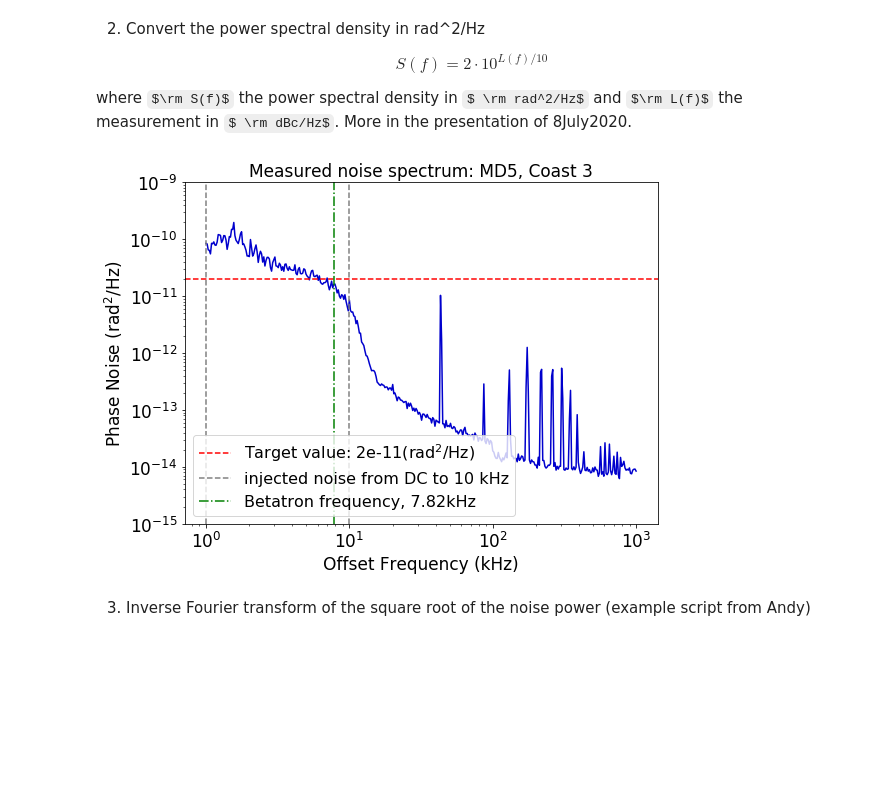
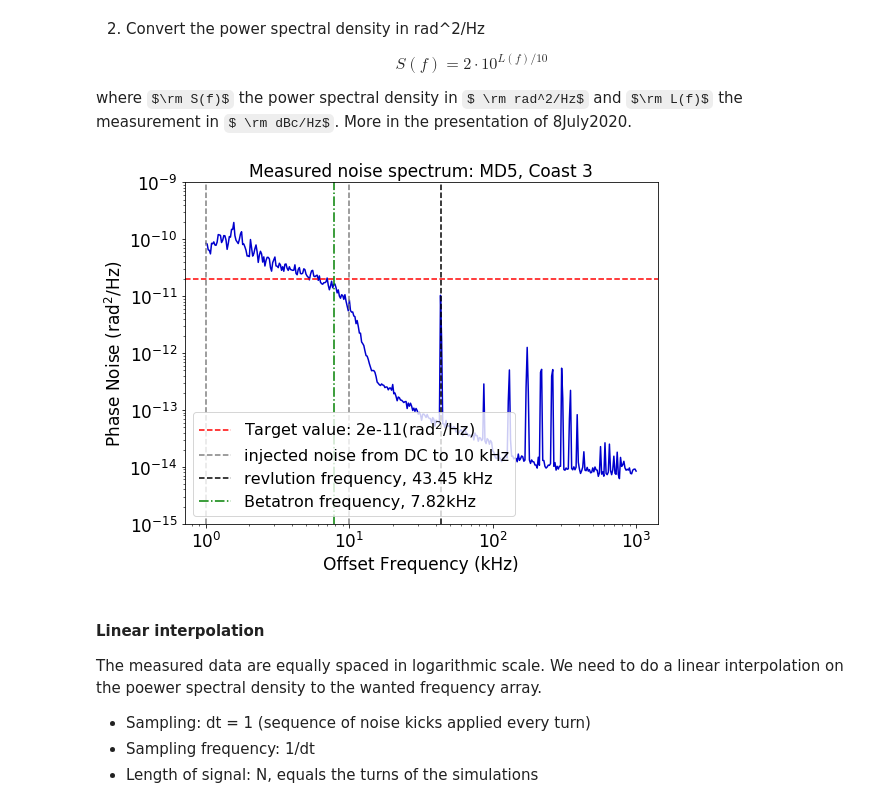
Before and after one commit to natriant/utils, a Jupyter notebook: noise_studies_playground/generate_noiseKicks_forRealSpectrum/KickGenerator.ipynb, the cells around one changed output. Drawn from its saved outputs; the diff is of its cells as text; code cells hidden in the pictures; some formulas as TeX source; blank space fills up the shorter version.

```diff
--- a/noise_studies_playground/generate_noiseKicks_forRealSpectrum/KickGenerator.ipynb
+++ b/noise_studies_playground/generate_noiseKicks_forRealSpectrum/KickGenerator.ipynb
@@ -58,28 +59,28 @@ freq = np.array(df['Offset Frequency (Hz)'])
 # %%
 fig, ax1 = plt.subplots(figsize=(8,6))
 
 ax1.plot(freq/1e3, psd, c='mediumblue')
 ax1.set_xscale('log')
 ax1.set_yscale('log')
 
 ax1.set_ylim(10**(-15), 10**(-9))
 ax1.set_xlabel('Offset Frequency (kHz)')
 ax1.set_ylabel('Phase Noise '+ r'$\rm (rad^2/Hz)$')
 ax1.axhline(2*10**(-110/10), c='r', linestyle='dashed', label='Target value: {}'.format(2*10**(-110/10))+r'$(\rm rad^2/Hz)$')
 
 ax1.axvline(1, c='grey', linestyle='dashed')
 ax1.axvline(10, c='grey', linestyle='dashed', label='injected noise from DC to 10 kHz')
 
+ax1.axvline(43.45, c='k', linestyle='dashed', label='revlution frequency, 43.45 kHz')
+
+
 ax1.axvline(0.18*43.45, c='g', linestyle='dashdot', label='Betatron frequency, {:.3}kHz'.format(0.18*43.45))
 
 
 ax1.legend(loc=3)
 ax1.set_title('Measured noise spectrum: MD5, Coast 3', fontsize=17)
 
 plt.tight_layout()
 #plt.savefig('Measured_spectrum_MD5_coast_3_target2e-11rad2perHz.png')
 # %% [output]
-[figure, old version]
+[figure, new version]
-# %% [markdown]
-3) Inverse Fourier transform of the square root of the noise power
-(example script from Andy)
@@ -90,0 +87,8 @@ PhaseErrors_fft = np.fft.ifft(np.sqrt(psd))
+# %% [markdown]
+#### Linear interpolation
+
+The measured data are equally spaced in logarithmic scale. We need to do a linear interpolation on the poewer spectral density to the wanted frequency array.
+
+- Sampling: dt = 1 (sequence of noise kicks applied every turn)
+- Sampling frequency: 1/dt
+- Length of signal: N, equals the turns of the simulations
```
Also changed, not shown: parts of 12 cells of this notebook, 2 other files.
